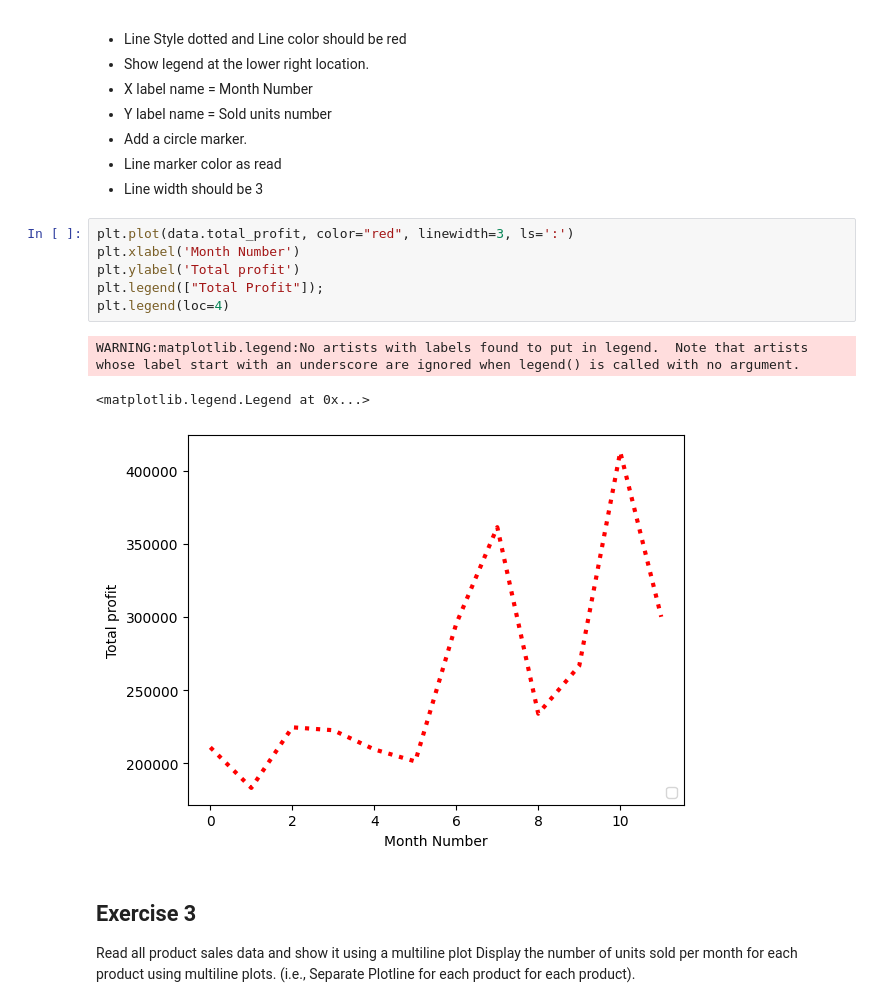
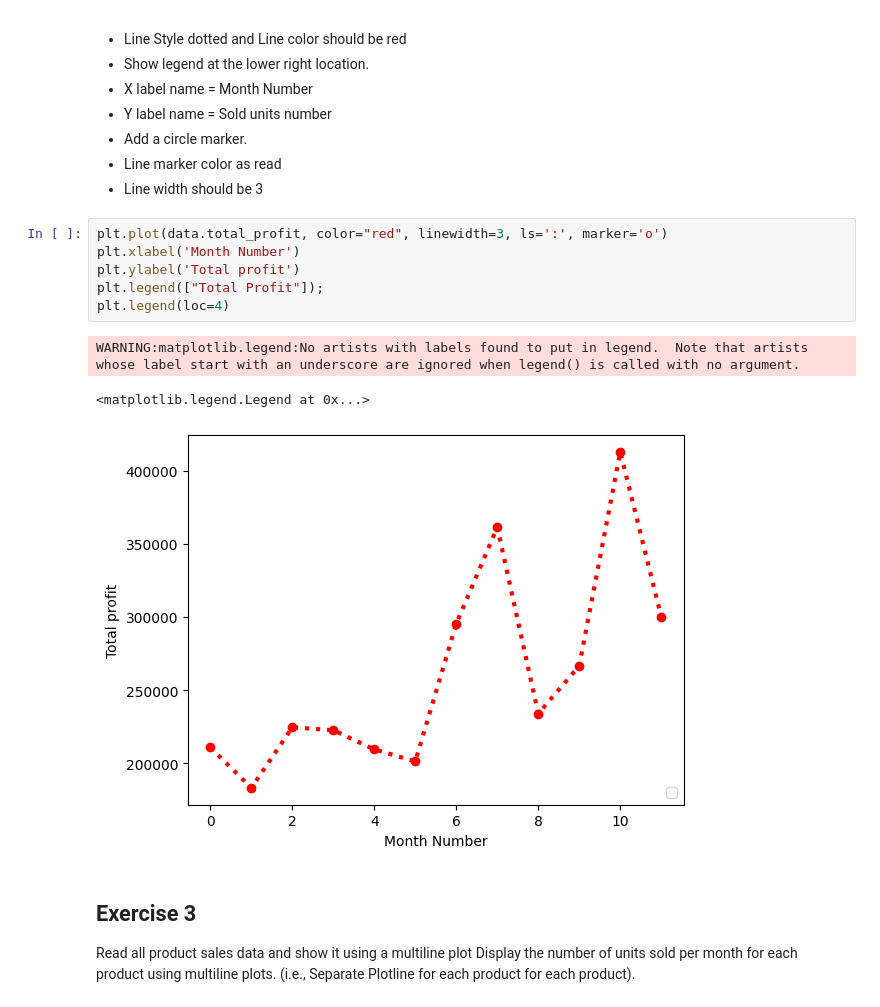
Before and after one commit to 0e141/ENITS_DataMining_WS23, a Jupyter notebook: Week_3/Assignment_3.2_Matplotlib.ipynb, the cells around one changed output. Saved outputs shown, nothing was run; the diff lists cells and outputs as text.

```diff
--- a/Week_3/Assignment_3.2_Matplotlib.ipynb
+++ b/Week_3/Assignment_3.2_Matplotlib.ipynb
@@ -56,15 +56,15 @@ Generated line plot must include following Style properties:
 * Line marker color as read
 * Line width should be 3
 # %%
-plt.plot(data.total_profit, color="red", linewidth=3, ls=':')
+plt.plot(data.total_profit, color="red", linewidth=3, ls=':', marker='o')
 plt.xlabel('Month Number')
 plt.ylabel('Total profit')
 plt.legend(["Total Profit"]);
 plt.legend(loc=4)
 # %% [output]
 WARNING:matplotlib.legend:No artists with labels found to put in legend.  Note that artists whose label start with an underscore are ignored when legend() is called with no argument.
 <matplotlib.legend.Legend at 0x...>
-[figure, old version]
+[figure, new version]
 # %% [markdown]
 ## Exercise 3
 Read all product sales data and show it  using a multiline plot
```
Also changed, not shown: parts of 4 cells of this notebook.
